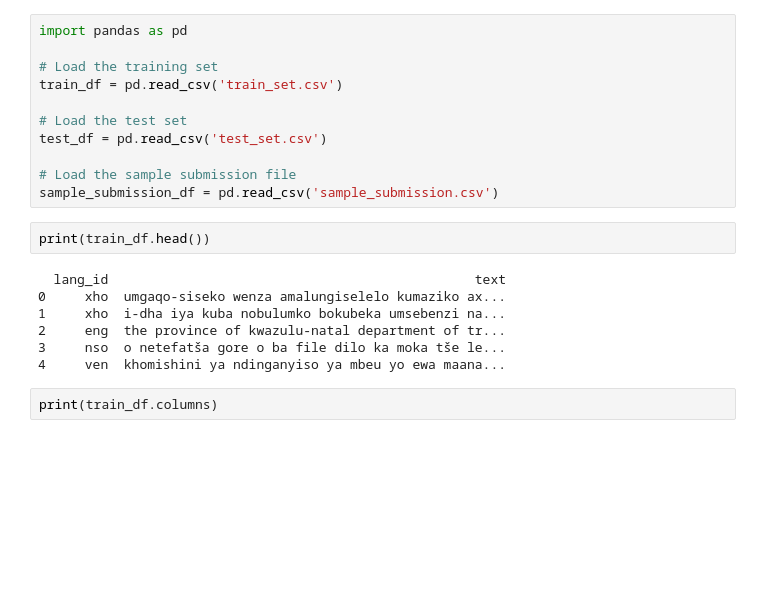
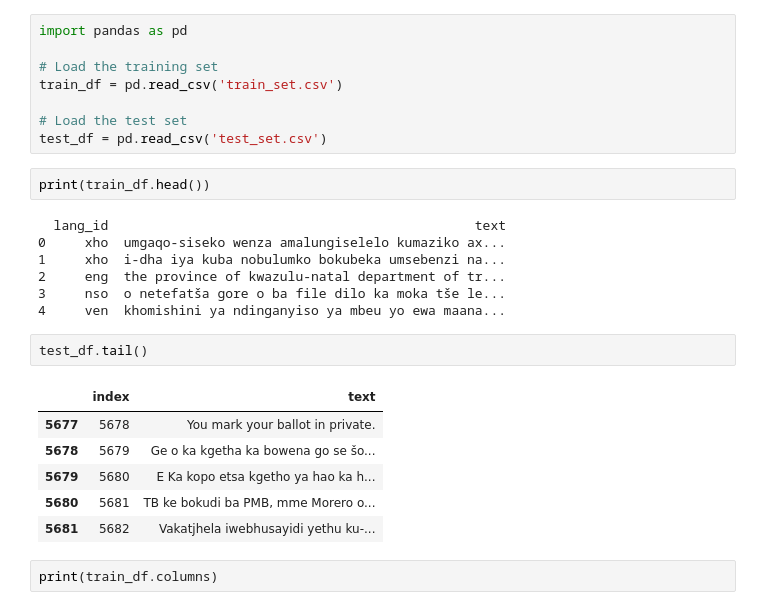
Before and after one commit to Mbewe36/Advanced-classification-hackathon-, a Jupyter notebook: South African Hack.ipynb, the cells around one changed output. Drawn from its saved outputs; the diff is of its cells as text; blank space fills up the shorter version.

```diff
--- a/South African Hack.ipynb
+++ b/South African Hack.ipynb
@@ -18,9 +42,6 @@ train_df = pd.read_csv('train_set.csv')
 
 # Load the test set
 test_df = pd.read_csv('test_set.csv')
-
-# Load the sample submission file
-sample_submission_df = pd.read_csv('sample_submission.csv')
 # %%
 print(train_df.head())
 # %% [output]
@@ -30,6 +51,15 @@ print(train_df.head())
 2     eng  the province of kwazulu-natal department of tr...
 3     nso  o netefatša gore o ba file dilo ka moka tše le...
 4     ven  khomishini ya ndinganyiso ya mbeu yo ewa maana...
+# %%
+test_df.tail()
+# %% [output]
+|  | index | text |
+| 5677 | 5678 | You mark your ballot in private. |
+| 5678 | 5679 | Ge o ka kgetha ka bowena go se šo... |
+| 5679 | 5680 | E Ka kopo etsa kgetho ya hao ka h... |
+| 5680 | 5681 | TB ke bokudi ba PMB, mme Morero o... |
+| 5681 | 5682 | Vakatjhela iwebhusayidi yethu ku-... |
 # %%
 print(train_df.columns)
 # %% [output]
```
Also changed, not shown: parts of 40 cells of this notebook, 2 other files.
